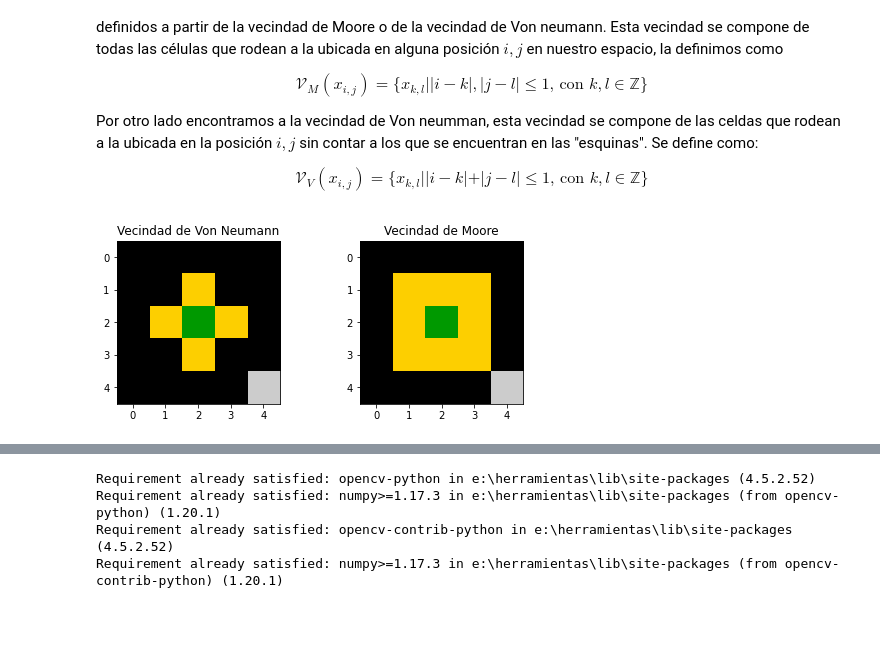
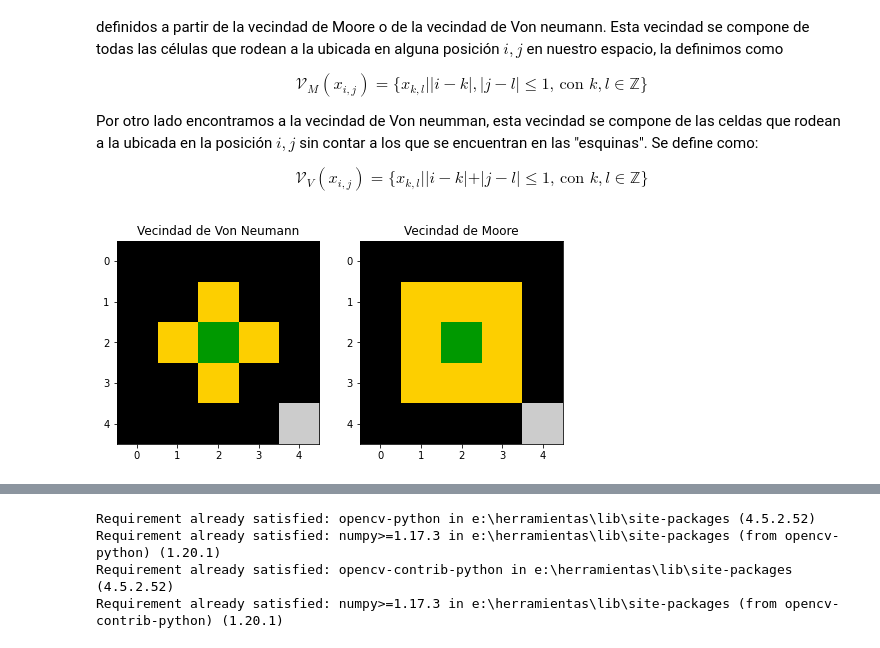
Before and after one commit to Grupo-de-simulacion-con-automatas/CAsimulations-Modelacion-de-dinamicas-topologicas-en-la-propagacion-de-una-enfermedad-usando-CA, a Jupyter notebook: Codigo/2. Autómatas celulares y reglas totalisticas.ipynb, the cells around one changed output, grey strips where cells are left out. Cells and saved outputs as stored; diff of their text form; code cells hidden in the pictures; blank space fills up the shorter version.

```diff
--- a/Codigo/2. Autómatas celulares y reglas totalisticas.ipynb
+++ b/Codigo/2. Autómatas celulares y reglas totalisticas.ipynb
@@ -24,26 +24,26 @@ $$\mathcal{V}_V(x_{i,j}) = \{x_{k,l}||i-k|+|j-l|\leq1\text{, con }k,l\in\mathbb{
 # %%
 import numpy as np
 import matplotlib.pyplot as plt
 from IPython.core.pylabtools import figsize
 from EpidemiologicalModels.DefineSpaceInCA import *
 
 Vecindad_Moore = np.zeros((3,3)); Vecindad_Moore[1,1] = 2
 Vecindad_Von_Neumann = np.ones((3,3))
 Vecindad_Von_Neumann[0:,1] = 0; Vecindad_Von_Neumann[1,0:] = 0; Vecindad_Von_Neumann[1,1] = 2
 
-figsize(8,3)
+figsize(8,4)
 
 plt.subplot(1,2,1)
 plt.title("Vecindad de Von Neumann")
 plt.imshow(color(Von_Neumann(Vecindad_Von_Neumann,1,1)[0]),cmap="nipy_spectral", interpolation='nearest')
 
 plt.subplot(1,2,2)
 plt.title("Vecindad de Moore")
 plt.imshow(color(Moore(Vecindad_Moore,1,1)[0]), cmap="nipy_spectral",interpolation='nearest')
 
 plt.show()
 # %% [output]
-[figure, old version]
+[figure, new version]
 # %% [markdown]
 En cuanto a la condición de frontera sobre mnuestro espacio para trabajar con este tipo de vecindades usaremos los bordes de tipo absorvente[5], en los que se consideran unicamente los vecinos dentro de los limites del sistema. Para poder trabajar con este tipo de bordes es necesario aumentar el tamaño de nuestro espacio tanto como la dimensión de la vecindad nos lo indique.
 
```
Also changed, not shown: parts of 5 cells of this notebook.
